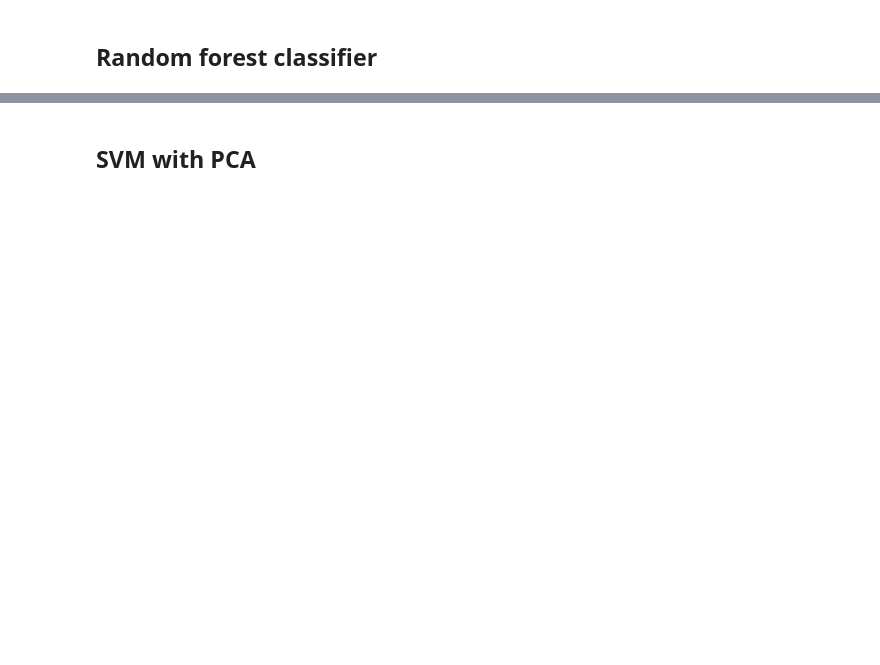
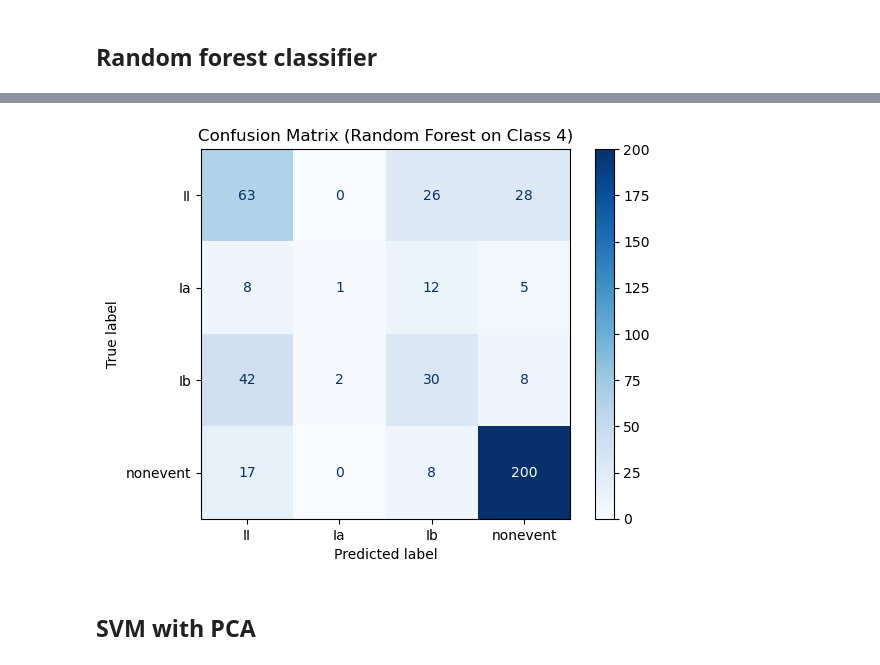
Before and after one commit to em-t/ATM4171-term-project, a Jupyter notebook: notebooks/individual_categories/class4.ipynb, the cells around one changed output, grey strips where cells are left out. Cells and saved outputs as stored; diff of their text form; code cells hidden in the pictures; blank space fills up the shorter version.

```diff
--- a/notebooks/individual_categories/class4.ipynb
+++ b/notebooks/individual_categories/class4.ipynb
@@ -145,3 +71,24 @@ Average Accuracy: 0.6578
+# %%
+from sklearn.metrics import confusion_matrix, ConfusionMatrixDisplay
+
+rf_model = RandomForestClassifier(n_estimators=160, random_state=42, n_jobs=-1)
+all_preds = []
+all_true = []
+
+for train_index, test_index in skf.split(X_train_scaled, y_train4):
+    X_train_fold, X_test_fold = X_train_scaled.iloc[train_index], X_train_scaled.iloc[test_index]
+    y_train_fold, y_test_fold = y_train4.iloc[train_index], y_train4.iloc[test_index]
+    rf_model.fit(X_train_fold, y_train_fold)
+    all_preds.extend(rf_model.predict(X_test_fold))
+    all_true.extend(y_test_fold)
+
+cm = confusion_matrix(all_true, all_preds)
+disp = ConfusionMatrixDisplay(confusion_matrix=cm, display_labels=rf_model.classes_)
+disp.plot(cmap='Blues')
+plt.title(f"Confusion Matrix (Random Forest on Class 4)")
+plt.show()
+# %% [output]
+[figure, added]
 # %% [markdown]
 ## SVM with PCA
 # %%
```
Also changed, not shown: parts of 26 cells of this notebook, 8 other files.
